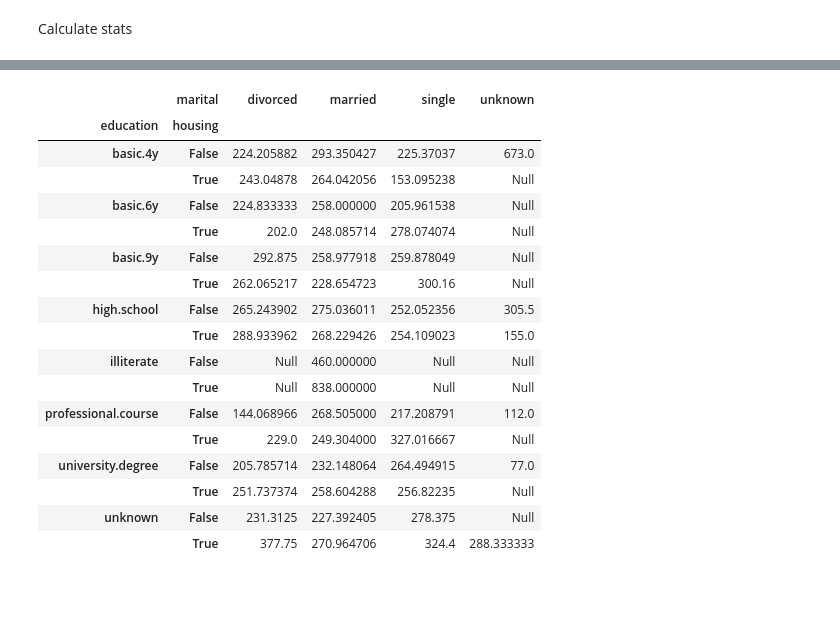
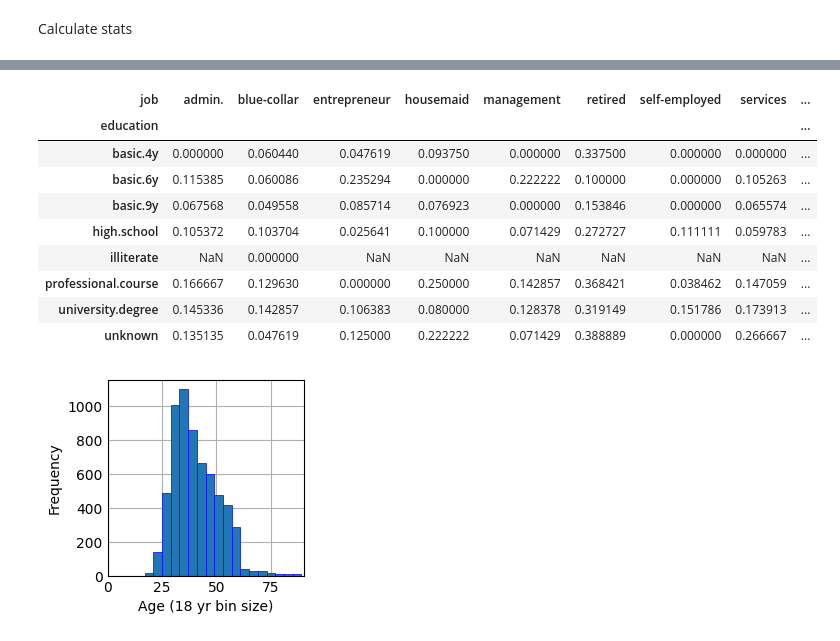
Before and after one commit to jasebanta/uchicago-ms-ads, a Jupyter notebook: analysis.ipynb, the cells around one changed output, grey strips where cells are left out. Drawn from its saved outputs; the diff is of its cells as text; code cells hidden in the pictures; blank space fills up the shorter version.

```diff
--- a/analysis.ipynb
+++ b/analysis.ipynb
@@ -184,29 +184,34 @@ memory usage: 971.5+ KB
 # %%
-new_data.pivot_table(
-    values='duration',
-    index=['education', 'housing'],
-    columns=['marital'],
+pivot_table = new_data.pivot_table(
+    values='y',
+    index=['education'],
+    columns=['job'],
     aggfunc='mean',
-    fill_value="Null"
+    fill_value=np.nan
     )
+pivot_table
 # %% [output]
-|  | marital | divorced | married | single | unknown |
-| education | housing |  |  |  |  |
-| basic.4y | False | 224.205882 | 293.350427 | 225.37037 | 673.0 |
-|  | True | 243.04878 | 264.042056 | 153.095238 | Null |
-| basic.6y | False | 224.833333 | 258.000000 | 205.961538 | Null |
-|  | True | 202.0 | 248.085714 | 278.074074 | Null |
-| basic.9y | False | 292.875 | 258.977918 | 259.878049 | Null |
-|  | True | 262.065217 | 228.654723 | 300.16 | Null |
-| high.school | False | 265.243902 | 275.036011 | 252.052356 | 305.5 |
-|  | True | 288.933962 | 268.229426 | 254.109023 | 155.0 |
-| illiterate | False | Null | 460.000000 | Null | Null |
-|  | True | Null | 838.000000 | Null | Null |
-| professional.course | False | 144.068966 | 268.505000 | 217.208791 | 112.0 |
-|  | True | 229.0 | 249.304000 | 327.016667 | Null |
-| university.degree | False | 205.785714 | 232.148064 | 264.494915 | 77.0 |
-|  | True | 251.737374 | 258.604288 | 256.82235 | Null |
-| unknown | False | 231.3125 | 227.392405 | 278.375 | Null |
-|  | True | 377.75 | 270.964706 | 324.4 | 288.333333 |
+| job | admin. | blue-collar | entrepreneur | housemaid | management | retired | self-employed | services | ... |
+| education |  |  |  |  |  |  |  |  | ... |
+| basic.4y | 0.000000 | 0.060440 | 0.047619 | 0.093750 | 0.000000 | 0.337500 | 0.000000 | 0.000000 | ... |
+| basic.6y | 0.115385 | 0.060086 | 0.235294 | 0.000000 | 0.222222 | 0.100000 | 0.000000 | 0.105263 | ... |
+| basic.9y | 0.067568 | 0.049558 | 0.085714 | 0.076923 | 0.000000 | 0.153846 | 0.000000 | 0.065574 | ... |
+| high.school | 0.105372 | 0.103704 | 0.025641 | 0.100000 | 0.071429 | 0.272727 | 0.111111 | 0.059783 | ... |
+| illiterate | NaN | 0.000000 | NaN | NaN | NaN | NaN | NaN | NaN | ... |
+| professional.course | 0.166667 | 0.129630 | 0.000000 | 0.250000 | 0.142857 | 0.368421 | 0.038462 | 0.147059 | ... |
+| university.degree | 0.145336 | 0.142857 | 0.106383 | 0.080000 | 0.128378 | 0.319149 | 0.151786 | 0.173913 | ... |
+| unknown | 0.135135 | 0.047619 | 0.125000 | 0.222222 | 0.071429 | 0.388889 | 0.000000 | 0.266667 | ... |
 # %%
 new_data['age_group']=new_data['age'].apply(lambda val: util.AgeMasking(val))
+# %%
+import matplotlib.pyplot as plt
+import seaborn
+
+fig, ax = plt.subplots()
+
+ax.hist(new_data['age'], bins = 18, linewidth = 0.5, edgecolor = 'blue')
+ax.set(xlim=(0, 90), xlabel= "Age (18 yr bin size)", ylabel= "Frequency")
+
+plt.show()
+# %% [output]
+[figure, added]
```
Also changed, not shown: parts of 8 cells of this notebook, 2 other files.
